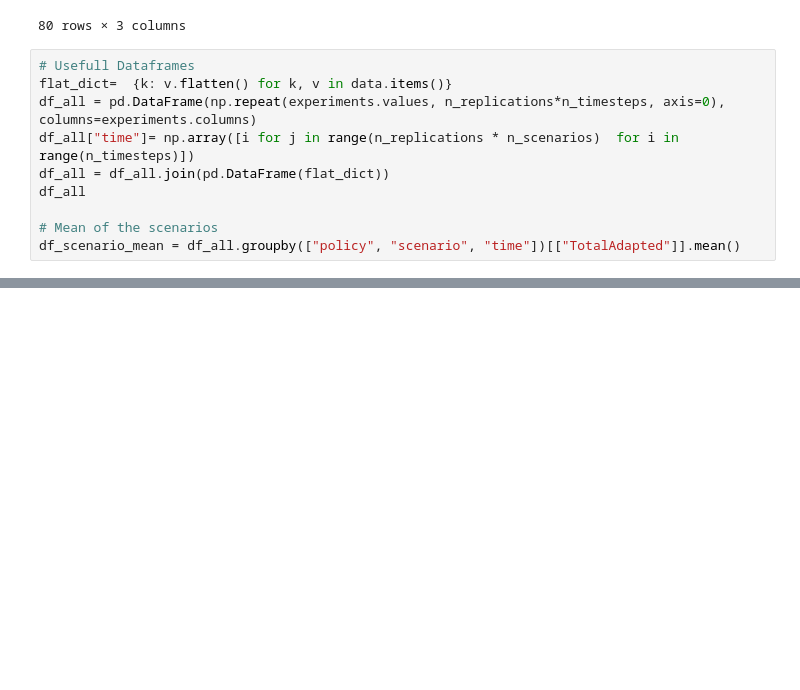
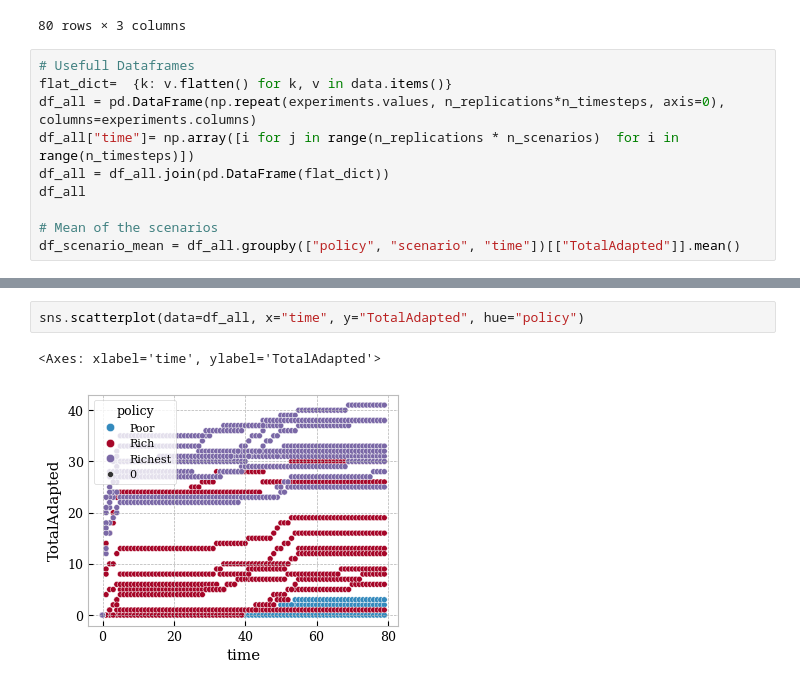
Before and after one commit to simon-van-hulle/abm-flood-adaptation, a Jupyter notebook: analysis/analyse.ipynb, the cells around one changed output, grey strips where cells are left out. Drawn from its saved outputs; the diff is of its cells as text; blank space fills up the shorter version.

```diff
--- a/analysis/analyse.ipynb
+++ b/analysis/analyse.ipynb
@@ -121,0 +133,5 @@ sns.boxplot(x="policy", y="TotalAdapted", hue="scenario", data=df_all)
+# %%
+sns.scatterplot(data=df_all, x="time", y="TotalAdapted", hue="policy")
+# %% [output]
+<Axes: xlabel='time', ylabel='TotalAdapted'>
+[figure, added]
```
Also changed, not shown: parts of 5 cells of this notebook, 1 other file.
